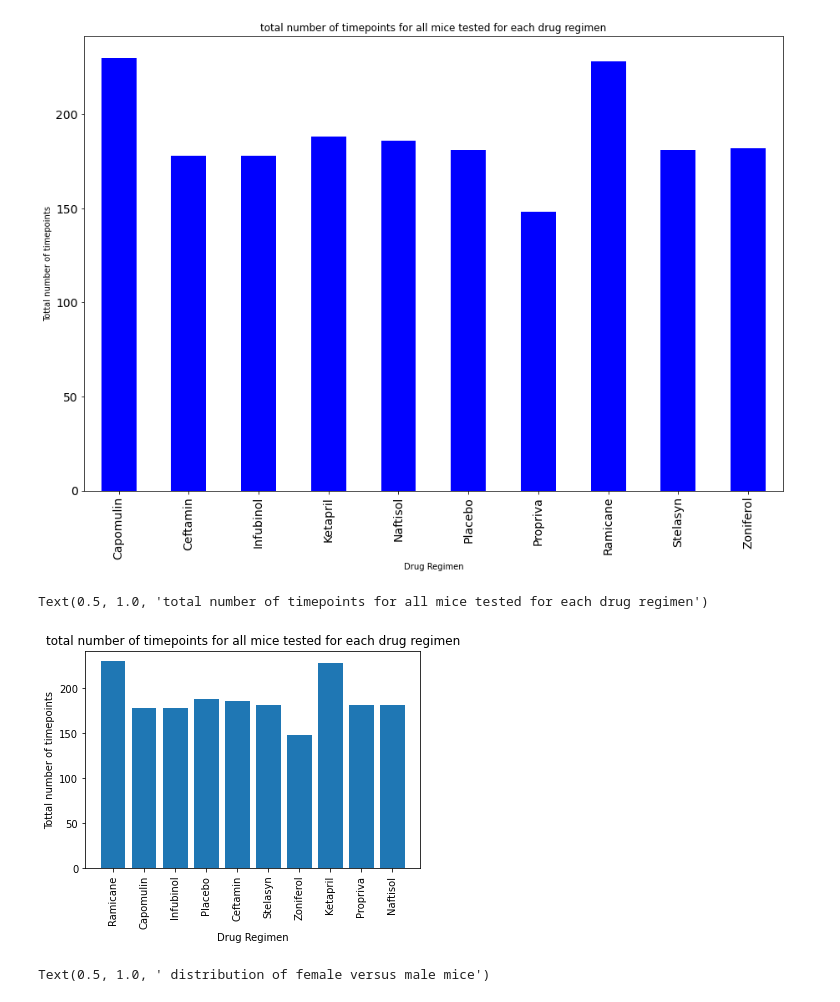
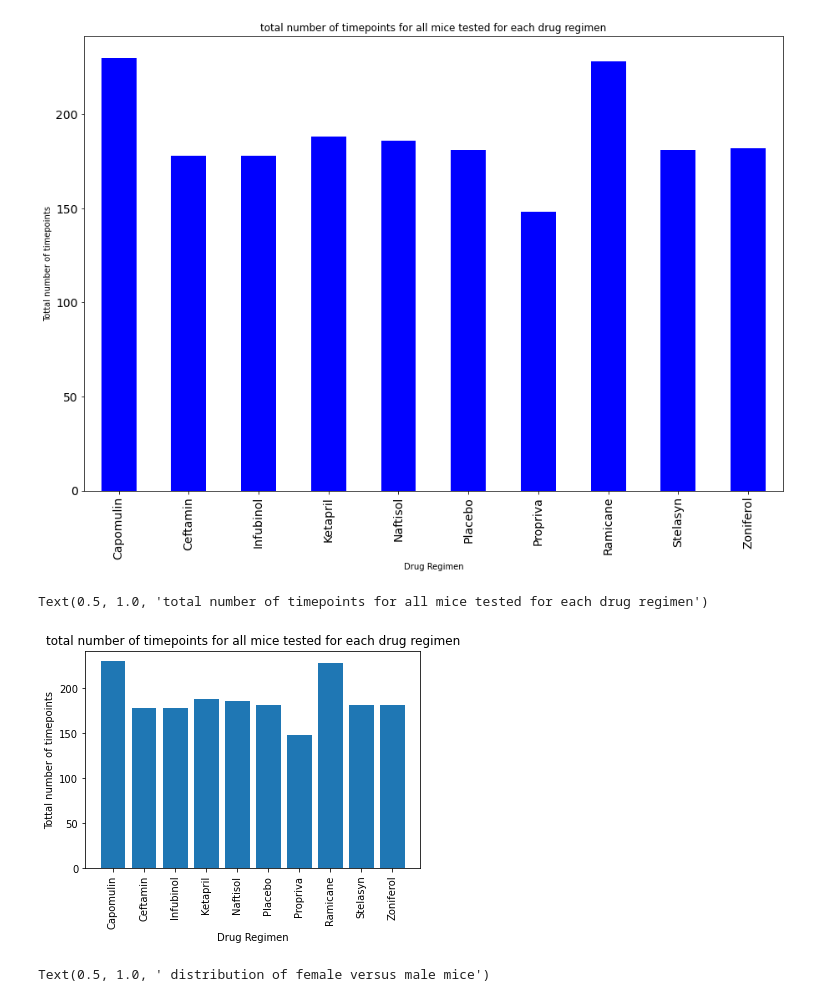
Before and after one commit to xiaocharl/Matplotlibhomework, a Jupyter notebook: Pymaceuticals/pymaceuticals_starter.ipynb, the cells around one changed output. Saved outputs shown, nothing was run; the diff lists cells and outputs as text; code cells hidden in the pictures.

```diff
--- a/Pymaceuticals/pymaceuticals_starter.ipynb
+++ b/Pymaceuticals/pymaceuticals_starter.ipynb
@@ -142,15 +142,16 @@ Text(0.5, 1.0, 'total number of timepoints for all mice tested for each drug reg
 [figure]
 # %%
 # Generate a bar plot showing the total number of timepoints for all mice tested for each drug regimen using pyplot.
-drugregimen=cleaned_df['Drug Regimen'].unique()
-plt.bar(drugregimen,tumorvolume_df['Timepoint'].count())
+drugregimen=pd.Series(cleaned_df['Drug Regimen'].unique())
+drugregimen.sort_values()
+plt.bar(drugregimen.sort_values(),tumorvolume_df['Timepoint'].count())
 plt.xticks(rotation="vertical")
 plt.ylabel("Tottal number of timepoints")
 plt.xlabel("Drug Regimen")
 plt.title("total number of timepoints for all mice tested for each drug regimen")
 # %% [output]
 Text(0.5, 1.0, 'total number of timepoints for all mice tested for each drug regimen')
-[figure, old version]
+[figure, new version]
 # %%
 # Generate a pie plot showing the distribution of female versus male mice using Pandas
 cleaned_df['Sex'].value_counts().plot.pie(figsize=(15,10),fontsize = 14,autopct="%1.1f%%",)
```
Also changed, not shown: parts of 2 cells of this notebook, 3 other files.
